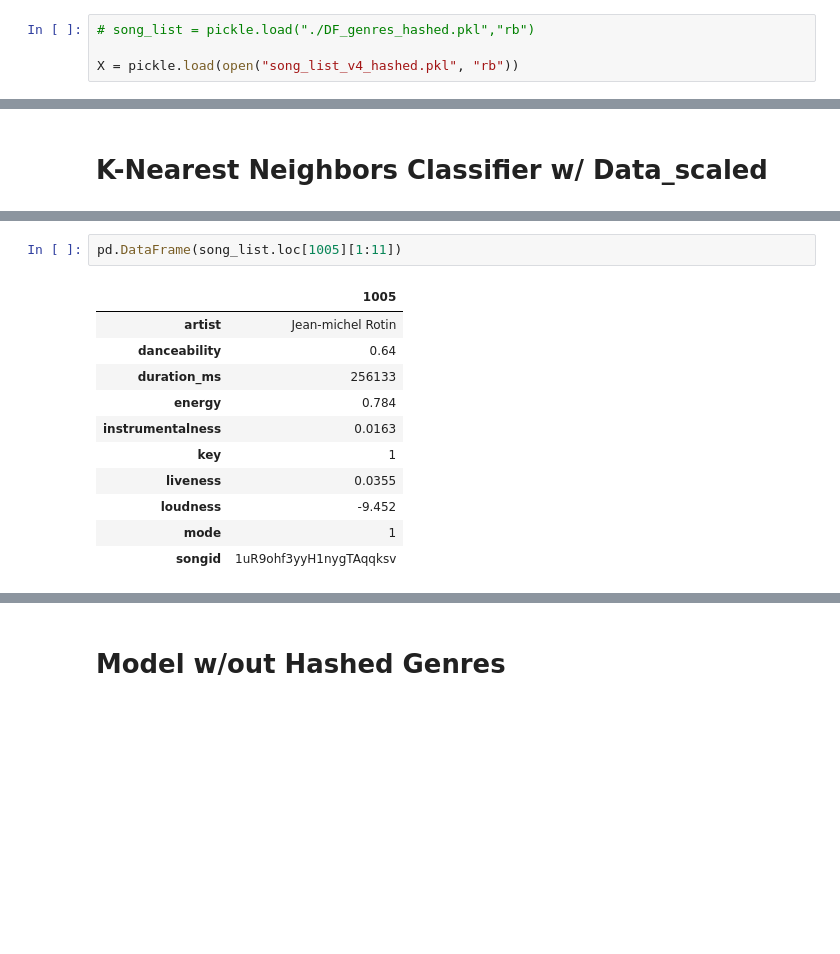
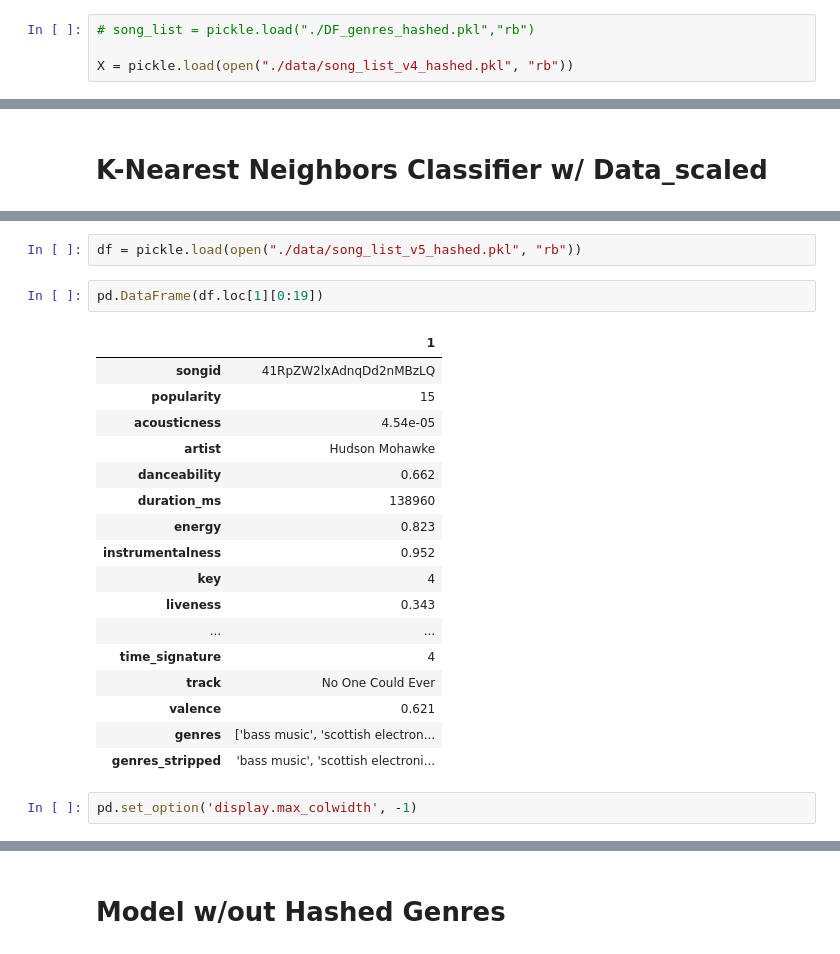
Before and after one commit to BloomTech-Labs/Music-Meteorologist-ds, a Jupyter notebook: model_notebooks/knn_model_v3_with_genre_filtering.ipynb, the cells around one changed output, grey strips where cells are left out. Cells and saved outputs as stored; diff of their text form; blank space fills up the shorter version.

```diff
--- a/model_notebooks/knn_model_v3_with_genre_filtering.ipynb
+++ b/model_notebooks/knn_model_v3_with_genre_filtering.ipynb
@@ -53,7 +53,7 @@ from pandas.io.json import json_normalize
 # %%
 # song_list = pickle.load("./DF_genres_hashed.pkl","rb")
 
-X = pickle.load(open("song_list_v4_hashed.pkl", "rb"))
+X = pickle.load(open("./data/song_list_v4_hashed.pkl", "rb"))
 # %%
 X.head()
 # %% [output]
@@ -294,17 +247,27 @@ array([     1,   7356, 439313, 324065,  46615, 189867, 353040, 386550,
+# %%
+df = pickle.load(open("./data/song_list_v5_hashed.pkl", "rb"))
 # %%
-pd.DataFrame(song_list.loc[1005][1:11])
+pd.DataFrame(df.loc[1][0:19])
 # %% [output]
-|  | 1005 |
-| artist | Jean-michel Rotin |
-| danceability | 0.64 |
-| duration_ms | 256133 |
-| energy | 0.784 |
-| instrumentalness | 0.0163 |
-| key | 1 |
-| liveness | 0.0355 |
-| loudness | -9.452 |
-| mode | 1 |
-| songid | 1uR9ohf3yyH1nygTAqqksv |
+|  | 1 |
+| songid | 41RpZW2lxAdnqDd2nMBzLQ |
+| popularity | 15 |
+| acousticness | 4.54e-05 |
+| artist | Hudson Mohawke |
+| danceability | 0.662 |
+| duration_ms | 138960 |
+| energy | 0.823 |
+| instrumentalness | 0.952 |
+| key | 4 |
+| liveness | 0.343 |
+| ... | ... |
+| time_signature | 4 |
+| track | No One Could Ever |
+| valence | 0.621 |
+| genres | ['bass music', 'scottish electron... |
+| genres_stripped | 'bass music', 'scottish electroni... |
+# %%
+pd.set_option('display.max_colwidth', -1)
 # %%
 counter = 0
 for result in knn_results1[0]:
```
Also changed, not shown: parts of 56 cells of this notebook, 1 other file.
